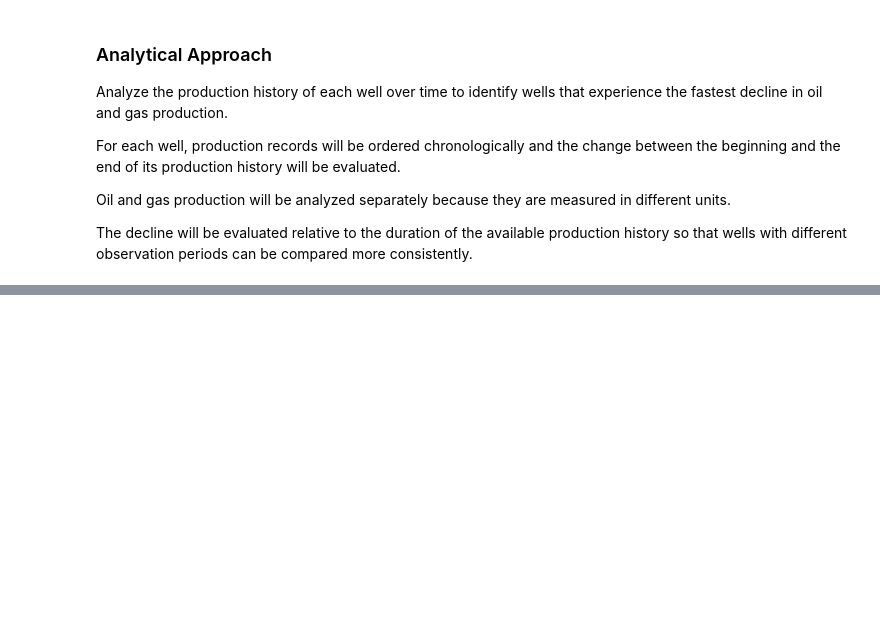
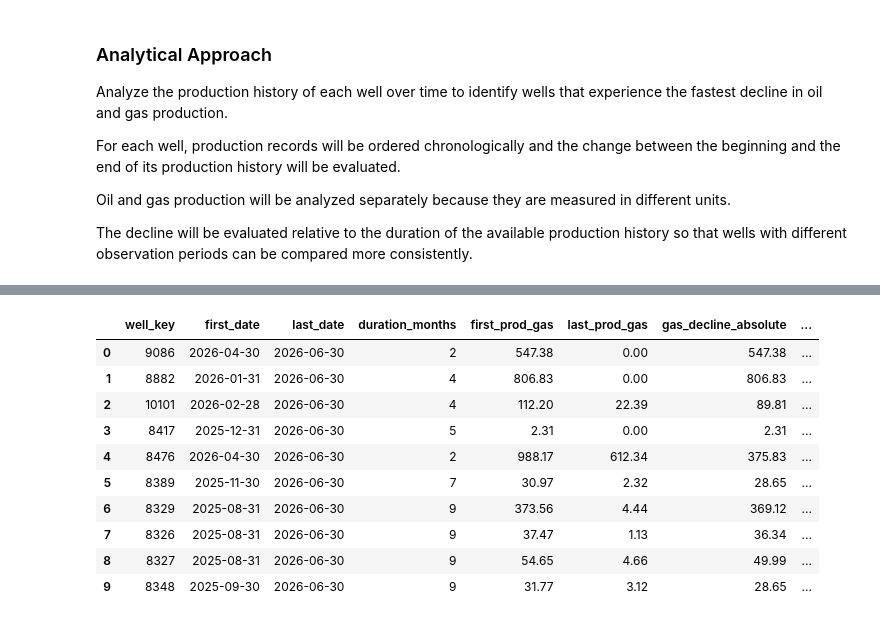
Before and after one commit to Jofregf/oil-gas-well-analytics-argentina, a Jupyter notebook: notebooks/06_sql_analytics.ipynb, the cells around one changed output, grey strips where cells are left out. Saved outputs shown, nothing was run; the diff lists cells and outputs as text; code cells hidden in the pictures; blank space fills up the shorter version.

```diff
--- a/notebooks/06_sql_analytics.ipynb
+++ b/notebooks/06_sql_analytics.ipynb
@@ -298,0 +550,15 @@ The decline will be evaluated relative to the duration of the available producti
+# %%
+df_bq03_gas = pd.read_sql(query_bq03_gas, conn)
+df_bq03_gas
+# %% [output]
+|  | well_key | first_date | last_date | duration_months | first_prod_gas | last_prod_gas | gas_decline_absolute | ... |
+| 0 | 9086 | 2026-04-30 | 2026-06-30 | 2 | 547.38 | 0.00 | 547.38 | ... |
+| 1 | 8882 | 2026-01-31 | 2026-06-30 | 4 | 806.83 | 0.00 | 806.83 | ... |
+| 2 | 10101 | 2026-02-28 | 2026-06-30 | 4 | 112.20 | 22.39 | 89.81 | ... |
+| 3 | 8417 | 2025-12-31 | 2026-06-30 | 5 | 2.31 | 0.00 | 2.31 | ... |
+| 4 | 8476 | 2026-04-30 | 2026-06-30 | 2 | 988.17 | 612.34 | 375.83 | ... |
+| 5 | 8389 | 2025-11-30 | 2026-06-30 | 7 | 30.97 | 2.32 | 28.65 | ... |
+| 6 | 8329 | 2025-08-31 | 2026-06-30 | 9 | 373.56 | 4.44 | 369.12 | ... |
+| 7 | 8326 | 2025-08-31 | 2026-06-30 | 9 | 37.47 | 1.13 | 36.34 | ... |
+| 8 | 8327 | 2025-08-31 | 2026-06-30 | 9 | 54.65 | 4.66 | 49.99 | ... |
+| 9 | 8348 | 2025-09-30 | 2026-06-30 | 9 | 31.77 | 3.12 | 28.65 | ... |
```
Also changed, not shown: parts of 6 cells of this notebook.
